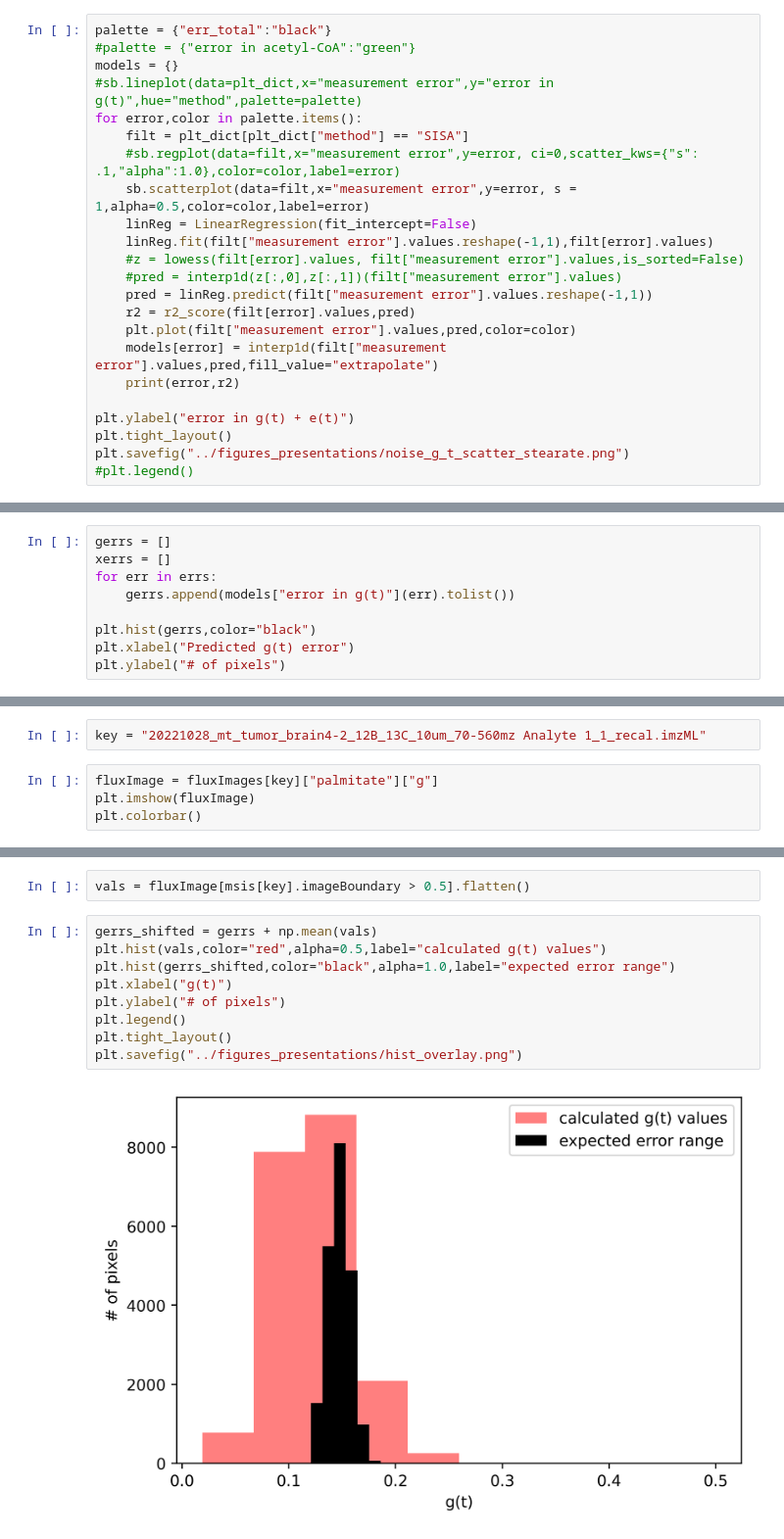
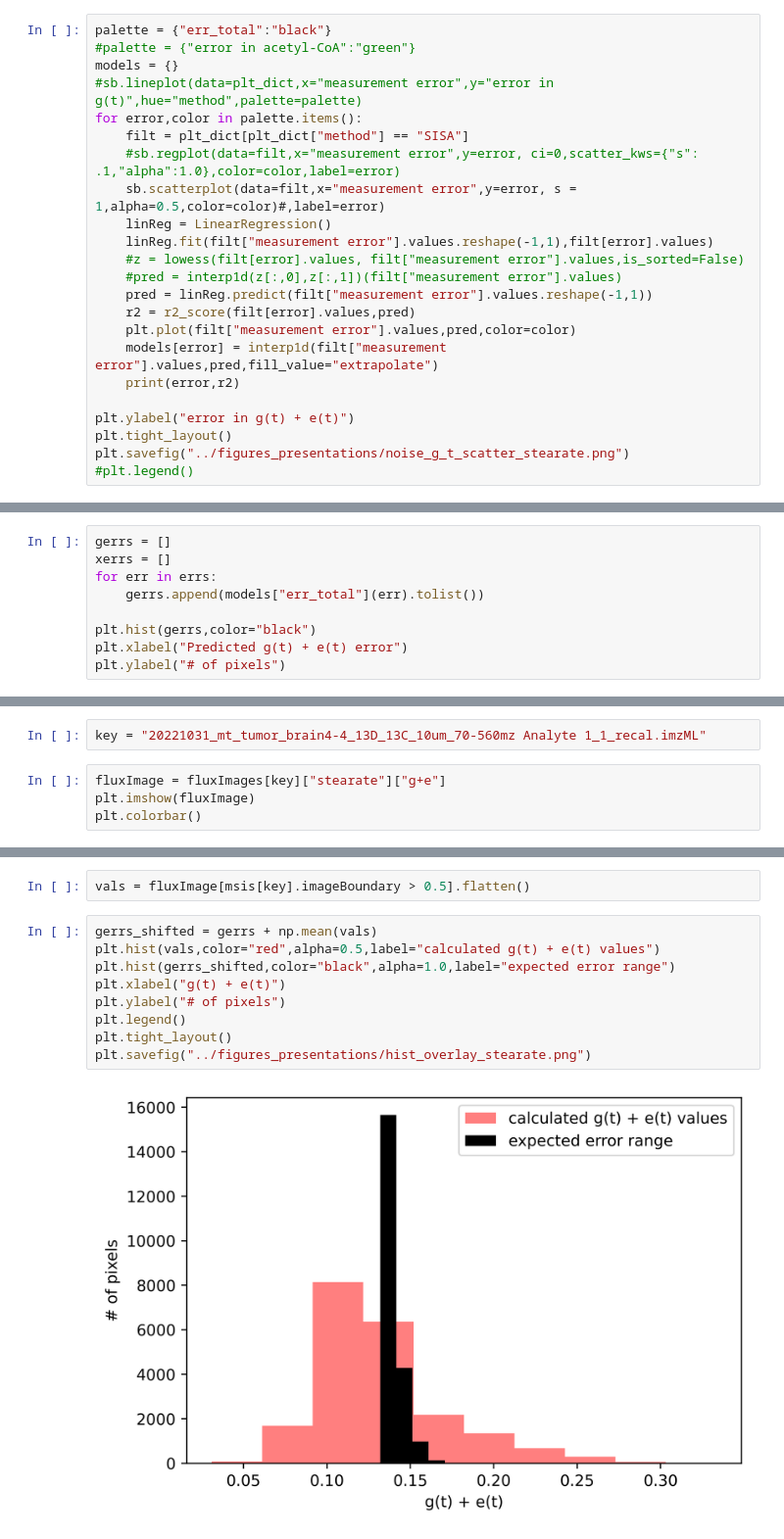
Before and after one commit to e-stan/imaging, a Jupyter notebook: notebooks/error_analysis_stearate.ipynb, the cells around one changed output, grey strips where cells are left out. Shown at 98% size. Saved outputs shown, nothing was run; the diff lists cells and outputs as text.

```diff
--- a/notebooks/error_analysis_stearate.ipynb
+++ b/notebooks/error_analysis_stearate.ipynb
@@ -100,8 +110,8 @@ models = {}
 for error,color in palette.items():
     filt = plt_dict[plt_dict["method"] == "SISA"]
     #sb.regplot(data=filt,x="measurement error",y=error, ci=0,scatter_kws={"s": .1,"alpha":1.0},color=color,label=error)
-    sb.scatterplot(data=filt,x="measurement error",y=error, s = 1,alpha=0.5,color=color,label=error)
-    linReg = LinearRegression(fit_intercept=False)
+    sb.scatterplot(data=filt,x="measurement error",y=error, s = 1,alpha=0.5,color=color)#,label=error)
+    linReg = LinearRegression()
     linReg.fit(filt["measurement error"].values.reshape(-1,1),filt[error].values)
     #z = lowess(filt[error].values, filt["measurement error"].values,is_sorted=False)
     #pred = interp1d(z[:,0],z[:,1])(filt["measurement error"].values)
@@ -183,10 +195,10 @@ plt.savefig("../figures_presentations/measurement_error_hist.png")
 gerrs = []
 xerrs = []
 for err in errs:
-    gerrs.append(models["error in g(t)"](err).tolist())
+    gerrs.append(models["err_total"](err).tolist())
 
 plt.hist(gerrs,color="black")
-plt.xlabel("Predicted g(t) error")
+plt.xlabel("Predicted g(t) + e(t) error")
 plt.ylabel("# of pixels")
 # %% [output]
 Text(0, 0.5, '# of pixels')
@@ -195,9 +207,9 @@ Text(0, 0.5, '# of pixels')
 datadir = "X:/MSI_Shared_Data/13CImagingManuscript/raw_data/non-perfused/desi/13C/"
 [peaklist,msis,fluxImages] = pkl.load(open(datadir + "processed_data.pkl","rb"))
 # %%
-key = "20221028_mt_tumor_brain4-2_12B_13C_10um_70-560mz Analyte 1_1_recal.imzML"
+key = "20221031_mt_tumor_brain4-4_13D_13C_10um_70-560mz Analyte 1_1_recal.imzML"
 # %%
-fluxImage = fluxImages[key]["palmitate"]["g"]
+fluxImage = fluxImages[key]["stearate"]["g+e"]
 plt.imshow(fluxImage)
 plt.colorbar()
 # %% [output]
@@ -207,12 +219,12 @@ plt.colorbar()
 vals = fluxImage[msis[key].imageBoundary > 0.5].flatten()
 # %%
 gerrs_shifted = gerrs + np.mean(vals)
-plt.hist(vals,color="red",alpha=0.5,label="calculated g(t) values")
+plt.hist(vals,color="red",alpha=0.5,label="calculated g(t) + e(t) values")
 plt.hist(gerrs_shifted,color="black",alpha=1.0,label="expected error range")
-plt.xlabel("g(t)")
+plt.xlabel("g(t) + e(t)")
 plt.ylabel("# of pixels")
 plt.legend()
 plt.tight_layout()
-plt.savefig("../figures_presentations/hist_overlay.png")
+plt.savefig("../figures_presentations/hist_overlay_stearate.png")
 # %% [output]
-[figure, old version]
+[figure, new version]
```
Also changed, not shown: parts of 12 cells of this notebook, 3 other files.
